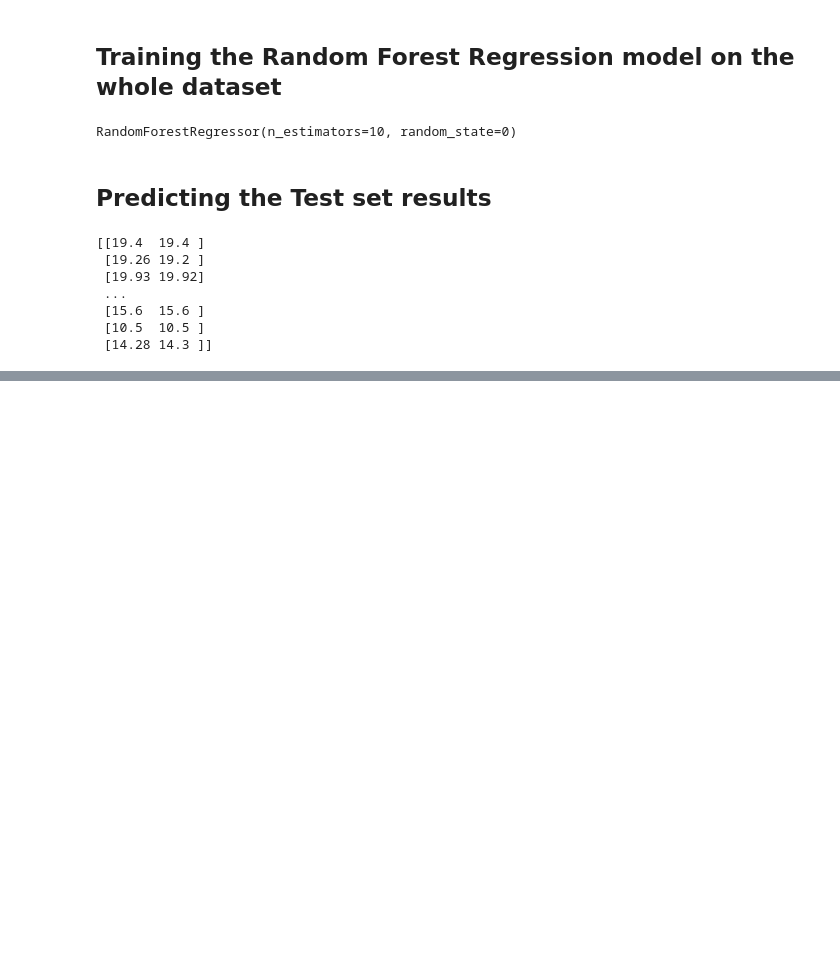
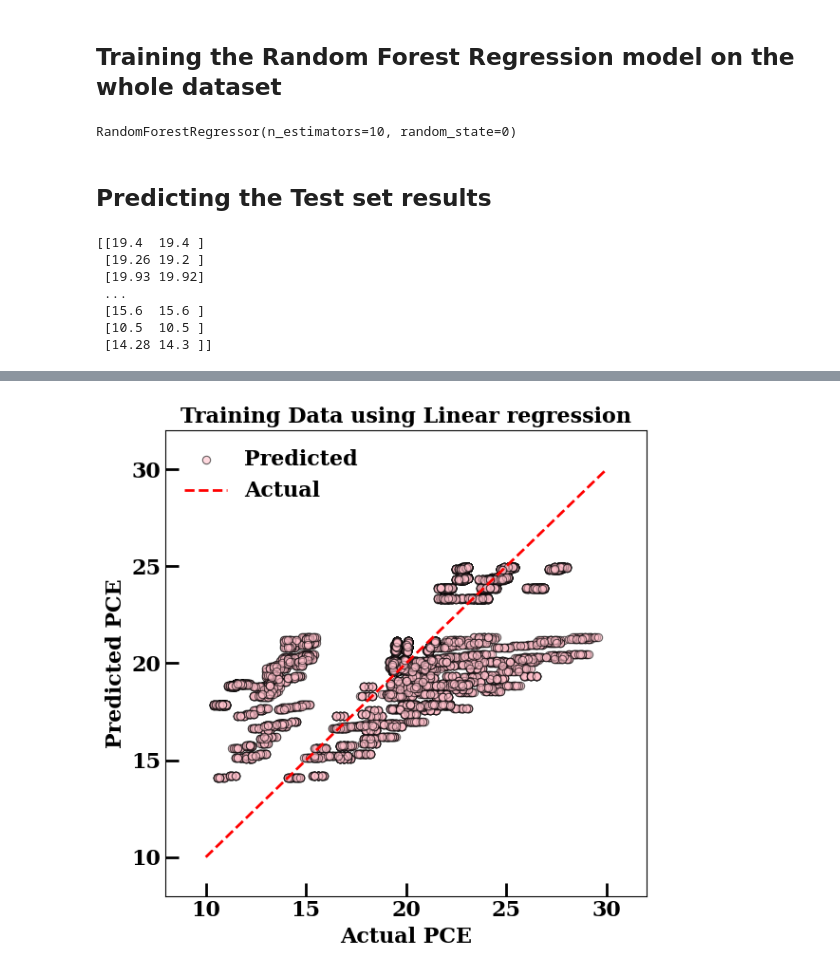
Before and after one commit to Kashfi-uddin/ML, a Jupyter notebook: random_forest_regression.ipynb, the cells around one changed output, grey strips where cells are left out. Drawn from its saved outputs; the diff is of its cells as text; code cells hidden in the pictures; blank space fills up the shorter version.

```diff
--- a/random_forest_regression.ipynb
+++ b/random_forest_regression.ipynb
@@ -122,0 +148,100 @@ plt.show()
+# %%
+import numpy as np
+import matplotlib.pyplot as plt
+import pandas as pd
+from sklearn.model_selection import train_test_split
+from sklearn.linear_model import LinearRegression
+import matplotlib.font_manager as fm
+import matplotlib
+
+# Set serif font family with fallback (close to Times New Roman)
+matplotlib.rcParams['font.family'] = 'serif'
+matplotlib.rcParams['font.serif'] = ['Times', 'DejaVu Serif', 'Georgia', 'serif']
+
+# ---- Customisation ----
+label_fontsize = 16  # font size for labels and ticks
+title_fontsize = 16  # font size for titles
+legend_fontsize = 16  # font size for legend
+save_dpi = 300
+save_format = "png"
+
+# Load dataset
+dataset = pd.read_csv('data.csv')
+X = dataset.iloc[:, :-1].values
+y = dataset.iloc[:, -1].values
+
+# Train-test split
+X_train, X_test, y_train, y_test = train_test_split(
+    X, y, test_size=0.2, random_state=0)
+
+# Train Linear Regression model
+regressor = LinearRegression()
+regressor.fit(X_train, y_train)
+
+# Predictions
+y_train_pred = regressor.predict(X_train)
+y_test_pred = regressor.predict(X_test)
+
+
+def parity_plot(y_actual, y_pred, title, filename, color):
+    plt.figure(figsize=(6, 6))
+    plt.scatter(
+        y_actual,
+        y_pred,
+        color=color,
+        alpha=0.6,
+        edgecolor='k',
+        label='Predicted',
+        linewidth=0.8
+    )
+    plt.plot(
+        [10, 30],  # fixed x-range line
+        [10, 30],  # fixed y-range line
+        'r--',
+        linewidth=2,
+        label='Actual'
+    )
+
+    # Fix axis ranges
+    plt.xlim(8, 32)
+    plt.ylim(8, 32)
+
+    # Labels & title with bold font and custom size
+    plt.xlabel("Actual PCE",
+               fontsize=label_fontsize,
+               fontweight='bold')
+    plt.ylabel("Predicted PCE",
+               fontsize=label_fontsize,
+               fontweight='bold')
+    plt.title(title, fontsize=title_fontsize, fontweight='bold')
+
+    # Legend without frame/outline, bold and larger font
+    legend_font = fm.FontProperties(size=legend_fontsize, weight='bold')
+    plt.legend(frameon=False, prop=legend_font)
+
+    # Ticks: inward and bold tick labels with increased length and width
+    plt.tick_params(direction='in',
+                    length=10,
+                    width=2,
+                    colors='black',
+                    labelsize=label_fontsize)
+    plt.xticks(fontweight='bold')
+    plt.yticks(fontweight='bold')
+
+    # No grid
+    plt.grid(False)
+
+    plt.tight_layout()
+
+    # Save plot
+    plt.savefig(filename, dpi=save_dpi, format=save_format, bbox_inches='tight')
+    plt.show()
+
+
+# Generate and save plots
+parity_plot(y_train, y_train_pred, "Training Data using Linear regression",
+            "train_LR_plot.png", 'pink')
+parity_plot(y_test, y_test_pred, "Testing Data using Linear regression",
+            "test_LR_plot.png", 'brown')
+# %% [output]
+[figure, added]
```
Also changed, not shown: parts of 7 cells of this notebook.
